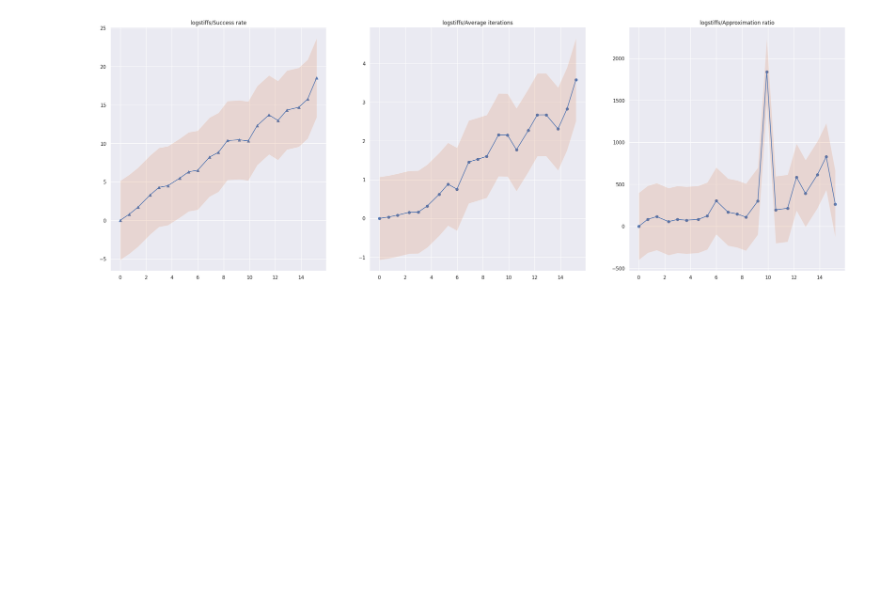
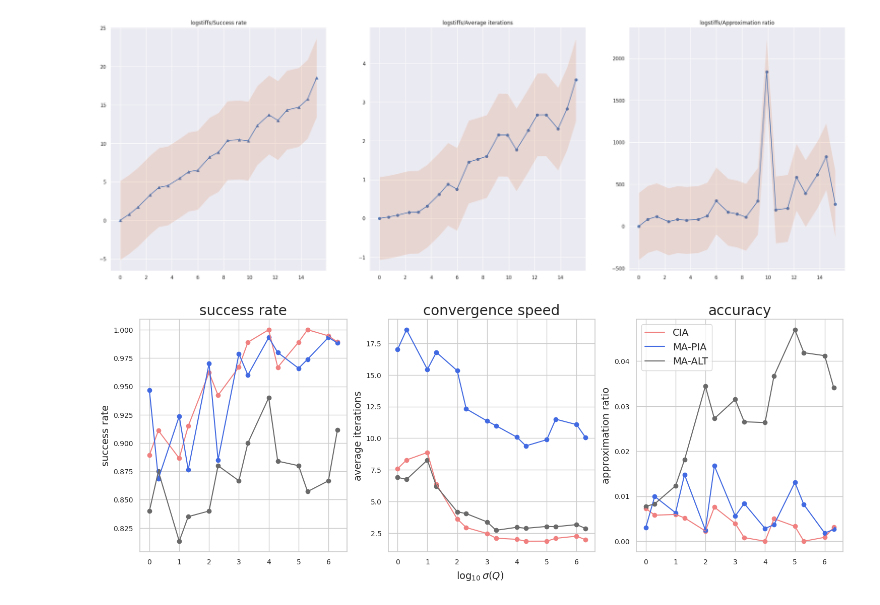
Before and after one commit to boz0nchik/QAOA, a Jupyter notebook: stiffness_analyze.ipynb, the cells around one changed output. Saved outputs shown, nothing was run; the diff lists cells and outputs as text; code cells hidden in the pictures; blank space fills up the shorter version.

```diff
--- a/stiffness_analyze.ipynb
+++ b/stiffness_analyze.ipynb
@@ -298,3 +300,95 @@ approx_plot.fill_between(logstiffs, lf(approx_ratios) - np.std(lf(approx_ratios)
 plt.show()
 # %% [output]
 [figure]
+# %%
+import seaborn as sns
+from matplotlib import pyplot as plt
+import pandas as pd
+import numpy as np
+fig, axs = plt.subplots(nrows = 1, ncols = 3, figsize = (18, 6))
+
+approx_ax = axs[2]
+iter_ax = axs[1]
+suc_ax = axs[0]
+
+
+sns.set_theme(style = 'whitegrid')
+
+size = 10
+
+ansatzes = ['CIA', 'MA-PIA', 'MA-ALT']
+colors = {
+    'CIA' : 'lightcoral',
+    'MA-PIA' : 'royalblue',
+    'MA-ALT' : 'dimgray'
+}
+Config = {
+    'CIA' : {
+        'stepsize' : 2.0,
+        'shots' : 1000
+    },
+    'MA-PIA' : {
+        'stepsize' : 0.25,
+        'shots' : 1000
+    },
+    'MA-ALT' : {
+        'stepsize' : 0.5,
+        'shots' : 1000
+    }
+
+
+}
+plt.rcParams['axes.titlesize'] = 20    # Заголовок
+plt.rcParams['axes.labelsize'] = 16    # Подписи осей
+plt.rcParams['xtick.labelsize'] = 10   # Метки оси X
+plt.rcParams['ytick.labelsize'] = 10   # Метки оси Y
+plt.rcParams['legend.fontsize'] = 14   # Легенда
+
+source = 'data/stiffness/Stiffness_size_{size}_stiffs_{stiffs}_ansatz_{ansatz}_stepsize_{stepsize}_shots_{shots}.csv'
+
+stiffs_1 = [1e0, 1e1, 1e2, 1e3, 1e4, 1e5, 1e6]
+stiffs_2 = [2 * 1e0, 2 * 1e1, 2 * 1e2, 2 * 1e3, 2 * 1e4, 2 * 1e5, 2 * 1e6]
+
+allstiffs = [1e0, 2 * 1e0, 1e1, 2 * 1e1, 1e2, 2 * 1e2, 1e3, 2 * 1e3, 1e4, 2 * 1e4, 1e5, 2 * 1e5, 1e6, 2 * 1e6]
+logstiffs = np.emath.logn(10, np.array(allstiffs))
+for ansatz in ansatzes:
+
+    data_1 = pd.read_csv(source.format(size = size, stiffs = stiffs_1, ansatz = ansatz, stepsize = Config[ansatz]['stepsize'], shots = Config[ansatz]['shots']))
+    data_2 = pd.read_csv(source.format(size = size, stiffs = stiffs_2, ansatz = ansatz, stepsize = Config[ansatz]['stepsize'], shots = Config[ansatz]['shots']))
+
+    data = pd.concat([data_1, data_2])
+
+    average_approximations = []
+    average_iterations = []
+    success_rates = []
+
+    iter_errors = []
+
+    for stiff in allstiffs:
+
+        subdata = data[(data['Stiffness (flt)'] == stiff) & (data['Train_iterations (int)'] < 102)]
+
+        success_rates.append(len(subdata[subdata['Train (flt)'] == subdata['Test (flt)']]) / len(subdata))
+        average_iterations.append(np.mean(subdata[subdata['Train (flt)'] == subdata['Test (flt)']]['Train_iterations (int)']))
+        average_approximations.append(np.mean(np.abs((subdata['Train (flt)'] - subdata['Test (flt)']) / subdata['Test (flt)'])))
+        iter_errors.append(np.std(subdata[subdata['Train (flt)'] == subdata['Test (flt)']]['Train_iterations (int)']))
+
+
+    suc_ax.plot(logstiffs, success_rates, color = colors[ansatz], label = ansatz)
+    suc_ax.scatter(logstiffs, success_rates, color = colors[ansatz])
+    iter_ax.plot(logstiffs, average_iterations, color = colors[ansatz], label = ansatz)
+    iter_ax.scatter(logstiffs, average_iterations, color = colors[ansatz])
+    #iter_ax.errorbar(logstiffs, average_iterations, yerr = iter_errors)
+    approx_ax.plot(logstiffs, average_approximations, color = colors[ansatz], label = ansatz)
+    approx_ax.scatter(logstiffs, average_approximations, color = colors[ansatz])
+fig.supxlabel(r'$\log_{10}{\sigma(Q)}$', fontsize = 14)
+suc_ax.set_title('success rate')
+suc_ax.set_ylabel('success rate', fontsize = 14)
+iter_ax.set_ylabel('average iterations', fontsize = 14)
+iter_ax.set_title('convergence speed')
+approx_ax.set_ylabel('approximation ratio', fontsize = 14)
+approx_ax.set_title('accuracy')
+plt.legend()
+plt.savefig('figs/Stiffness_success_rate_convergence_accuracy_from_stiffness.png', dpi = 1000)
+# %% [output]
+[figure, added]
```
Also changed, not shown: parts of 3 cells of this notebook, 10 other files.
